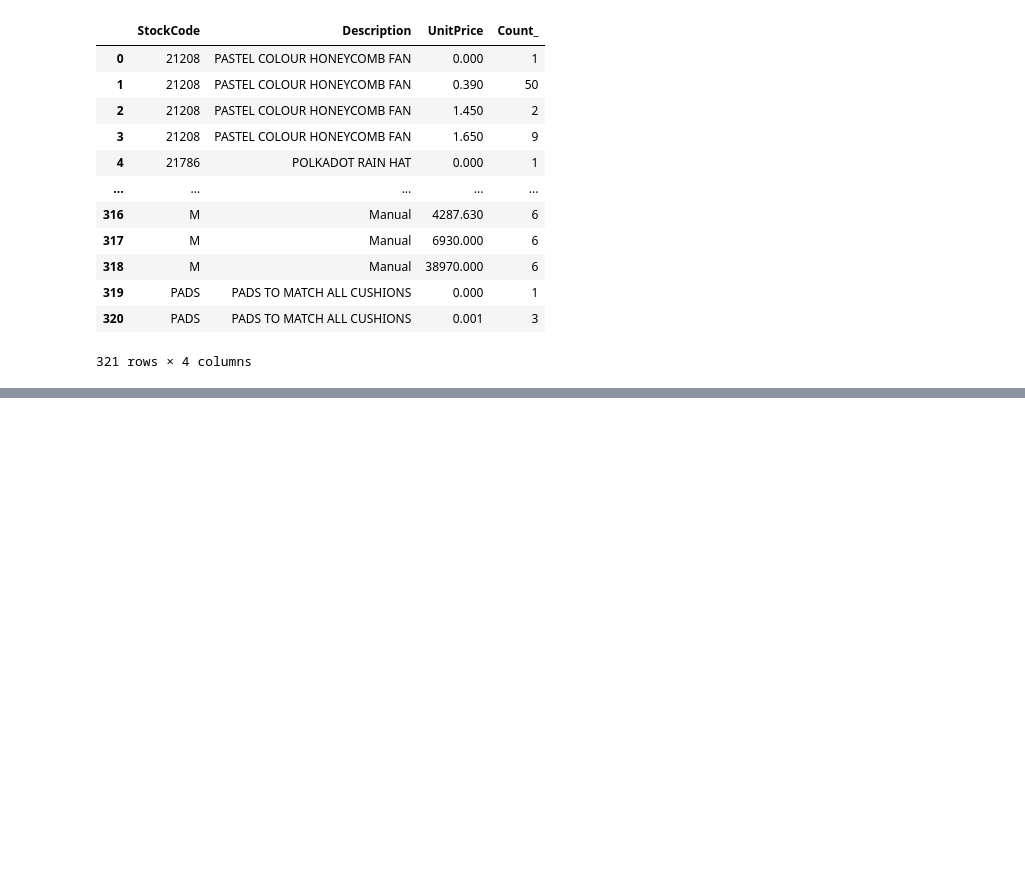
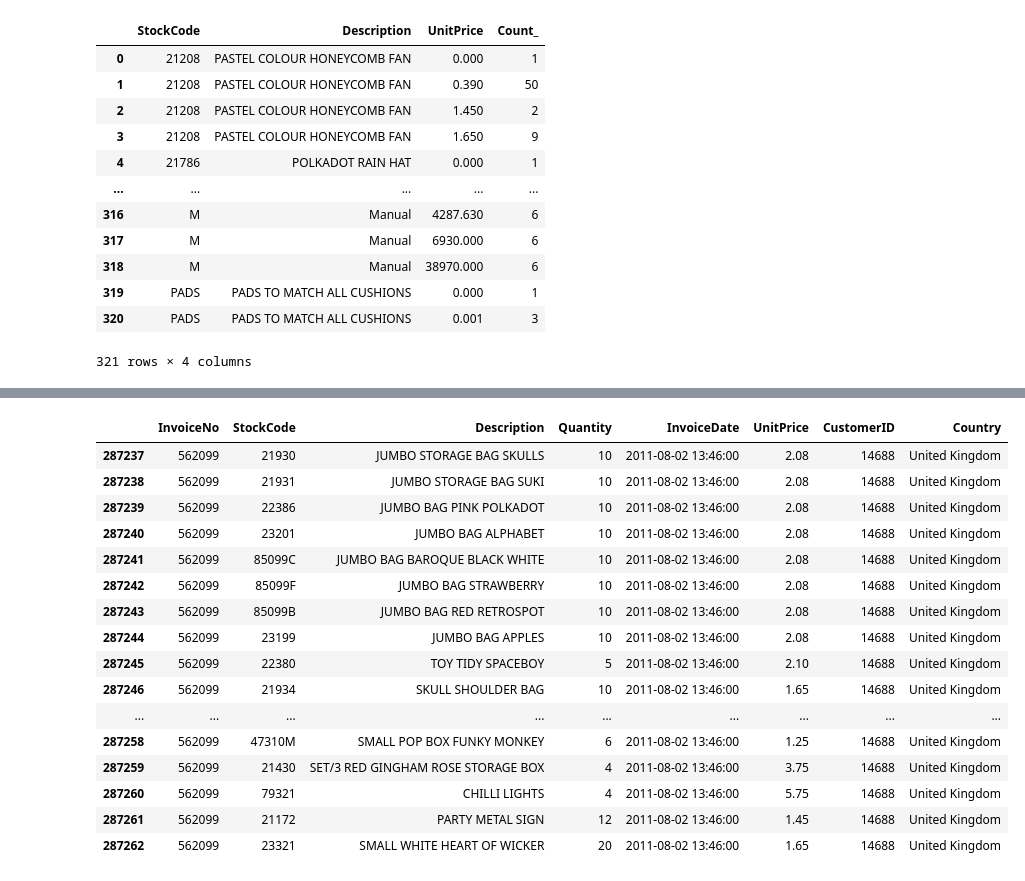
Before and after one commit to mrazakqq/Customer-Segmentation-Online-Retail, a Jupyter notebook: customer-segmentation-online-retail.ipynb, the cells around one changed output, grey strips where cells are left out. Saved outputs shown, nothing was run; the diff lists cells and outputs as text; code cells hidden in the pictures; blank space fills up the shorter version.

```diff
--- a/customer-segmentation-online-retail.ipynb
+++ b/customer-segmentation-online-retail.ipynb
@@ -129,8 +126,0 @@ We can observe from the preceding output that Quantity and UnitPrice are having
-# %%
-data = df.copy()
-data.CustomerID = data.CustomerID.astype('object')
-notCategoricalColumns = ['Quantity', 'InvoiceDate', 'UnitPrice']
-for value in data.columns:
-  if value not in notCategoricalColumns:
-    data[value] = data[value].astype('object')
-data.info(memory_usage='deep')
@@ -209,0 +230,8 @@ Dimensions after remove duplicates: (401604, 8)
+# %%
+data.CustomerID = data.CustomerID.astype('str')
+data.CustomerID = data.CustomerID.str.replace(r'\D+0', '', regex=True)
+numericalColumns = ['Quantity', 'UnitPrice', 'InvoiceDate']
+for value in data.columns:
+  if value not in numericalColumns:
+    data[value] = data[value].astype('str')
+dataProfile(data)
@@ -369,0 +498,5 @@ Total canceled transactions     : 3654 => 16.47%
+# %%
+data.reset_index(drop=True, inplace=True)
+dataIdx = data.copy()
+dataIdx['idx'] = dataIdx.index
+dataIdx
@@ -369,0 +937,20 @@ Total canceled transactions     : 3654 => 16.47%
+# %%
+data[data.InvoiceNo=='562099' & StockCode='']
+# %% [output]
+|  | InvoiceNo | StockCode | Description | Quantity | InvoiceDate | UnitPrice | CustomerID | Country |
+| 287237 | 562099 | 21930 | JUMBO STORAGE BAG SKULLS | 10 | 2011-08-02 13:46:00 | 2.08 | 14688 | United Kingdom |
+| 287238 | 562099 | 21931 | JUMBO STORAGE BAG SUKI | 10 | 2011-08-02 13:46:00 | 2.08 | 14688 | United Kingdom |
+| 287239 | 562099 | 22386 | JUMBO BAG PINK POLKADOT | 10 | 2011-08-02 13:46:00 | 2.08 | 14688 | United Kingdom |
+| 287240 | 562099 | 23201 | JUMBO BAG ALPHABET | 10 | 2011-08-02 13:46:00 | 2.08 | 14688 | United Kingdom |
+| 287241 | 562099 | 85099C | JUMBO BAG BAROQUE BLACK WHITE | 10 | 2011-08-02 13:46:00 | 2.08 | 14688 | United Kingdom |
+| 287242 | 562099 | 85099F | JUMBO BAG STRAWBERRY | 10 | 2011-08-02 13:46:00 | 2.08 | 14688 | United Kingdom |
+| 287243 | 562099 | 85099B | JUMBO BAG RED RETROSPOT | 10 | 2011-08-02 13:46:00 | 2.08 | 14688 | United Kingdom |
+| 287244 | 562099 | 23199 | JUMBO BAG APPLES | 10 | 2011-08-02 13:46:00 | 2.08 | 14688 | United Kingdom |
+| 287245 | 562099 | 22380 | TOY TIDY SPACEBOY | 5 | 2011-08-02 13:46:00 | 2.10 | 14688 | United Kingdom |
+| 287246 | 562099 | 21934 | SKULL SHOULDER BAG | 10 | 2011-08-02 13:46:00 | 1.65 | 14688 | United Kingdom |
+| ... | ... | ... | ... | ... | ... | ... | ... | ... |
+| 287258 | 562099 | 47310M | SMALL POP BOX FUNKY MONKEY | 6 | 2011-08-02 13:46:00 | 1.25 | 14688 | United Kingdom |
+| 287259 | 562099 | 21430 | SET/3 RED GINGHAM ROSE STORAGE BOX | 4 | 2011-08-02 13:46:00 | 3.75 | 14688 | United Kingdom |
+| 287260 | 562099 | 79321 | CHILLI LIGHTS | 4 | 2011-08-02 13:46:00 | 5.75 | 14688 | United Kingdom |
+| 287261 | 562099 | 21172 | PARTY METAL SIGN | 12 | 2011-08-02 13:46:00 | 1.45 | 14688 | United Kingdom |
+| 287262 | 562099 | 23321 | SMALL WHITE HEART OF WICKER | 20 | 2011-08-02 13:46:00 | 1.65 | 14688 | United Kingdom |
```
Also changed, not shown: parts of 48 cells of this notebook.
